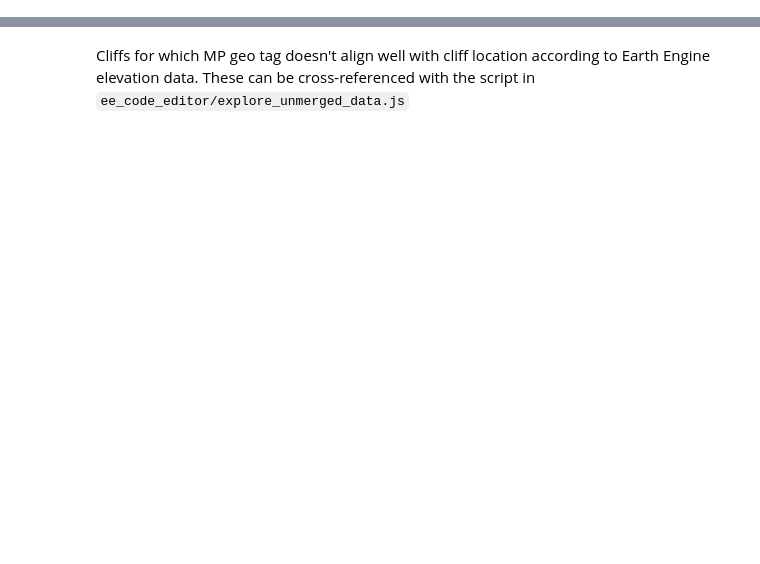
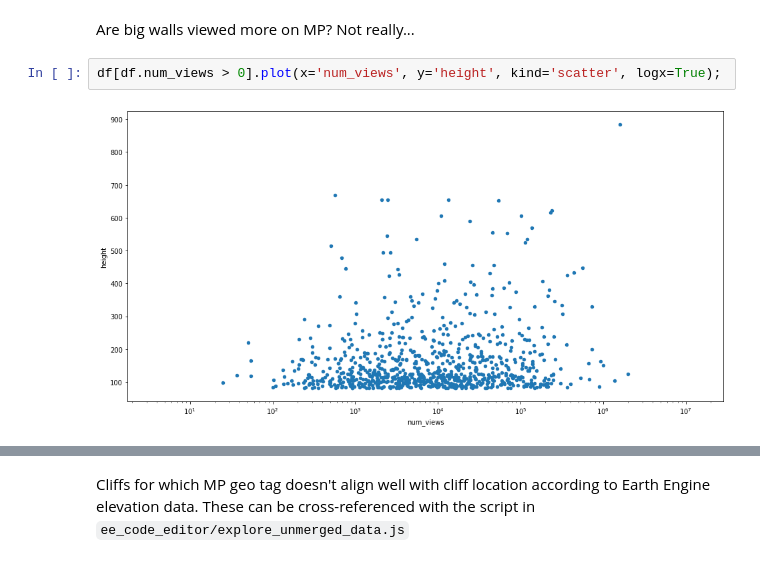
Before and after one commit to zebengberg/big-wall-finder, a Jupyter notebook: src/explore_data.ipynb, the cells around one changed output, grey strips where cells are left out. Saved outputs shown, nothing was run; the diff lists cells and outputs as text; blank space fills up the shorter version.

```diff
--- a/src/explore_data.ipynb
+++ b/src/explore_data.ipynb
@@ -19,0 +81,6 @@ plt.show()
+# %% [markdown]
+Are big walls viewed more on MP? Not really...
+# %%
+df[df.num_views > 0].plot(x='num_views', y='height', kind='scatter', logx=True);
+# %% [output]
+[figure, added]
```
Also changed, not shown: parts of 24 cells of this notebook, 1 other file.
